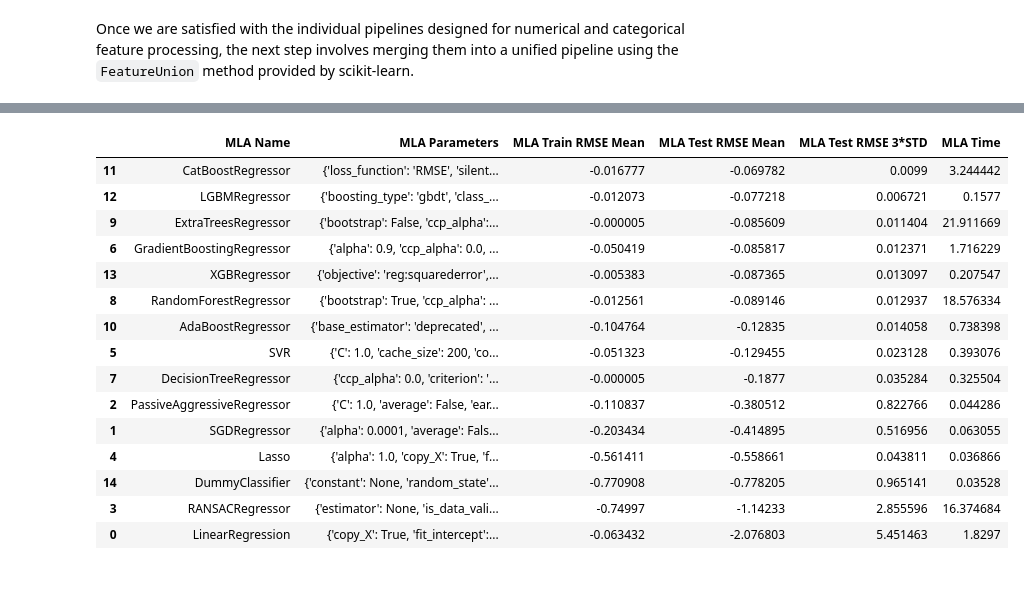
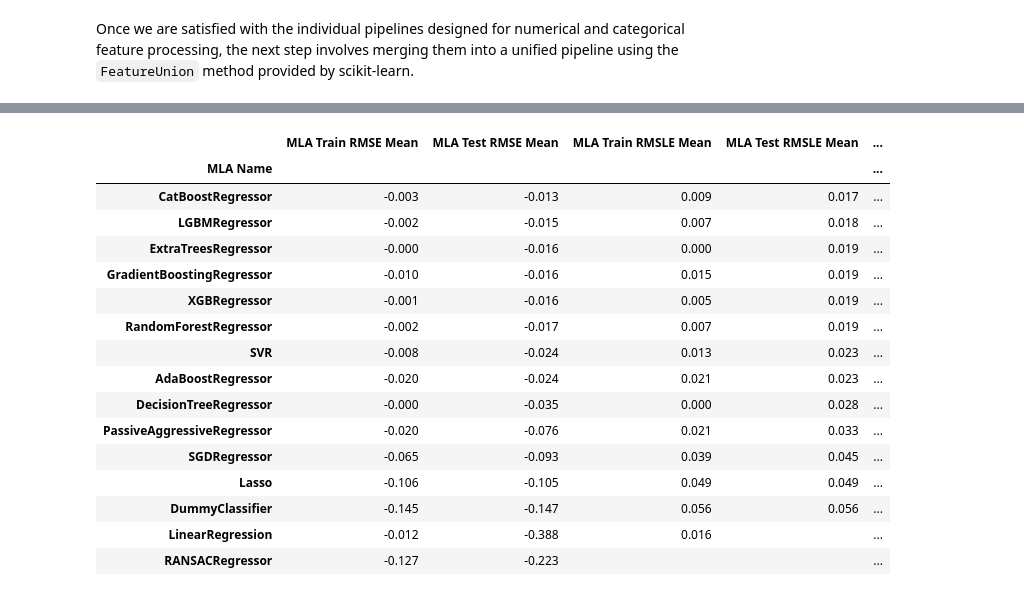
Before and after one commit to adamcseresznye/Belgian-House-Price-Predictor, a Jupyter notebook: notebooks/NB_4_ACs_Building_a_baseline_model.ipynb, the cells around one changed output, grey strips where cells are left out. Drawn from its saved outputs; the diff is of its cells as text; code cells hidden in the pictures.

```diff
--- a/notebooks/NB_4_ACs_Building_a_baseline_model.ipynb
+++ b/notebooks/NB_4_ACs_Building_a_baseline_model.ipynb
@@ -72,7 +73,7 @@ df = (
     )
     .sample(frac=1, random_state=utils.Configuration.seed)
     .reset_index(drop=True)
-    .assign(price=lambda df: np.log(df.price))
+    .assign(price=lambda df: np.log10(df.price))
     .drop(
         columns=[
             "external_reference",
@@ -258,10 +259,17 @@ with warnings.catch_warnings():
         "MLA Parameters",
         "MLA Train RMSE Mean",
         "MLA Test RMSE Mean",
-        "MLA Test RMSE 3*STD",
+        "MLA Train RMSLE Mean",
+        "MLA Test RMSLE Mean",
+        "MLA Train R2 Mean",
+        "MLA Test R2 Mean",
         "MLA Time",
     ]
     MLA_compare = pd.DataFrame(columns=MLA_columns)
+
+    RMSLE = {
+        "RMSLE": metrics.make_scorer(metrics.mean_squared_log_error, squared=False)
+    }
 
     # index through MLA and save performance to table
     row_index = 0
@@ -269,54 +277,88 @@ with warnings.catch_warnings():
         # set name and parameters
         MLA_name = alg.__class__.__name__
         MLA_compare.loc[row_index, "MLA Name"] = MLA_name
         MLA_compare.loc[row_index, "MLA Parameters"] = str(alg.get_params())
 
         model_pipeline = pipeline.Pipeline(
             steps=[
                 ("data_preprocessing_pipeline", data_preprocessing_pipeline),
                 ("model", alg),
             ]
         )
 
         cv_results = model_selection.cross_validate(
             model_pipeline,
             X_train,
             y_train,
             cv=cv_split,
-            scoring="neg_mean_squared_error",
+            scoring={
+                "RMSLE": RMSLE["RMSLE"],
+                "r2": "r2",
+                "neg_mean_squared_error": "neg_mean_squared_error",
+            },
             return_train_score=True,
         )
 
         MLA_compare.loc[row_index, "MLA Time"] = cv_results["fit_time"].mean()
         MLA_compare.loc[row_index, "MLA Train RMSE Mean"] = cv_results[
-            "train_score"
+            "train_neg_mean_squared_error"
         ].mean()
         MLA_compare.loc[row_index, "MLA Test RMSE Mean"] = cv_results[
-            "test_score"
+            "test_neg_mean_squared_error"
         ].mean()
-        MLA_compare.loc[row_index, "MLA Test RMSE 3*STD"] = (
-            cv_results["test_score"].std() * 3
-        )
+
+        MLA_compare.loc[row_index, "MLA Train RMSLE Mean"] = cv_results[
+            "train_RMSLE"
+        ].mean()
+        MLA_compare.loc[row_index, "MLA Test RMSLE Mean"] = cv_results[
+            "test_RMSLE"
+        ].mean()
+
+        MLA_compare.loc[row_index, "MLA Train R2 Mean"] = cv_results["train_r2"].mean()
+        MLA_compare.loc[row_index, "MLA Test R2 Mean"] = cv_results["test_r2"].mean()
 
         row_index += 1
 
         clear_output(wait=True)
-        display(MLA_compare.sort_values(by=["MLA Test RMSE Mean"], ascending=False))
+        # display(MLA_compare.sort_values(by=["MLA Test RMSLE Mean"], ascending=True))
+(
+    MLA_compare.sort_values(by=["MLA Test RMSLE Mean"], ascending=True)
+    .drop(columns="MLA Parameters")
+    .convert_dtypes()
+    .set_index("MLA Name")
+    .style.set_table_styles(
+        [
+            {
+                "selector": "th.col_heading",
+                "props": "text-align: center; font-size: 1.5em;",
+            },
+            {"selector": "td", "props": "text-align: center;"},
+            {
+                "selector": "td:hover",
+                "props": "font-style: italic; color: black; font-weight:bold; background-color : #ffffb3;",
+            },
+        ],
+        overwrite=False,
+    )
+    .format(precision=3, thousands=",", decimal=".")
+    .background_gradient(cmap="coolwarm", axis=0)
+)
 # %% [output]
-|  | MLA Name | MLA Parameters | MLA Train RMSE Mean | MLA Test RMSE Mean | MLA Test RMSE 3*STD | MLA Time |
-| 11 | CatBoostRegressor | {'loss_function': 'RMSE', 'silent... | -0.016777 | -0.069782 | 0.0099 | 3.244442 |
-| 12 | LGBMRegressor | {'boosting_type': 'gbdt', 'class_... | -0.012073 | -0.077218 | 0.006721 | 0.1577 |
-| 9 | ExtraTreesRegressor | {'bootstrap': False, 'ccp_alpha':... | -0.000005 | -0.085609 | 0.011404 | 21.911669 |
-| 6 | GradientBoostingRegressor | {'alpha': 0.9, 'ccp_alpha': 0.0, ... | -0.050419 | -0.085817 | 0.012371 | 1.716229 |
-| 13 | XGBRegressor | {'objective': 'reg:squarederror',... | -0.005383 | -0.087365 | 0.013097 | 0.207547 |
-| 8 | RandomForestRegressor | {'bootstrap': True, 'ccp_alpha': ... | -0.012561 | -0.089146 | 0.012937 | 18.576334 |
-| 10 | AdaBoostRegressor | {'base_estimator': 'deprecated', ... | -0.104764 | -0.12835 | 0.014058 | 0.738398 |
-| 5 | SVR | {'C': 1.0, 'cache_size': 200, 'co... | -0.051323 | -0.129455 | 0.023128 | 0.393076 |
-| 7 | DecisionTreeRegressor | {'ccp_alpha': 0.0, 'criterion': '... | -0.000005 | -0.1877 | 0.035284 | 0.325504 |
-| 2 | PassiveAggressiveRegressor | {'C': 1.0, 'average': False, 'ear... | -0.110837 | -0.380512 | 0.822766 | 0.044286 |
-| 1 | SGDRegressor | {'alpha': 0.0001, 'average': Fals... | -0.203434 | -0.414895 | 0.516956 | 0.063055 |
-| 4 | Lasso | {'alpha': 1.0, 'copy_X': True, 'f... | -0.561411 | -0.558661 | 0.043811 | 0.036866 |
-| 14 | DummyClassifier | {'constant': None, 'random_state'... | -0.770908 | -0.778205 | 0.965141 | 0.03528 |
-| 3 | RANSACRegressor | {'estimator': None, 'is_data_vali... | -0.74997 | -1.14233 | 2.855596 | 16.374684 |
-| 0 | LinearRegression | {'copy_X': True, 'fit_intercept':... | -0.063432 | -2.076803 | 5.451463 | 1.8297 |
+|  | MLA Train RMSE Mean | MLA Test RMSE Mean | MLA Train RMSLE Mean | MLA Test RMSLE Mean | ... |
+| MLA Name |  |  |  |  | ... |
+| CatBoostRegressor | -0.003 | -0.013 | 0.009 | 0.017 | ... |
+| LGBMRegressor | -0.002 | -0.015 | 0.007 | 0.018 | ... |
+| ExtraTreesRegressor | -0.000 | -0.016 | 0.000 | 0.019 | ... |
+| GradientBoostingRegressor | -0.010 | -0.016 | 0.015 | 0.019 | ... |
+| XGBRegressor | -0.001 | -0.016 | 0.005 | 0.019 | ... |
+| RandomForestRegressor | -0.002 | -0.017 | 0.007 | 0.019 | ... |
+| SVR | -0.008 | -0.024 | 0.013 | 0.023 | ... |
+| AdaBoostRegressor | -0.020 | -0.024 | 0.021 | 0.023 | ... |
+| DecisionTreeRegressor | -0.000 | -0.035 | 0.000 | 0.028 | ... |
+| PassiveAggressiveRegressor | -0.020 | -0.076 | 0.021 | 0.033 | ... |
+| SGDRegressor | -0.065 | -0.093 | 0.039 | 0.045 | ... |
+| Lasso | -0.106 | -0.105 | 0.049 | 0.049 | ... |
+| DummyClassifier | -0.145 | -0.147 | 0.056 | 0.056 | ... |
+| LinearRegression | -0.012 | -0.388 | 0.016 |  | ... |
+| RANSACRegressor | -0.127 | -0.223 |  |  | ... |
 # %% [markdown]
```
Also changed, not shown: parts of 3 cells of this notebook, 5 other files.
